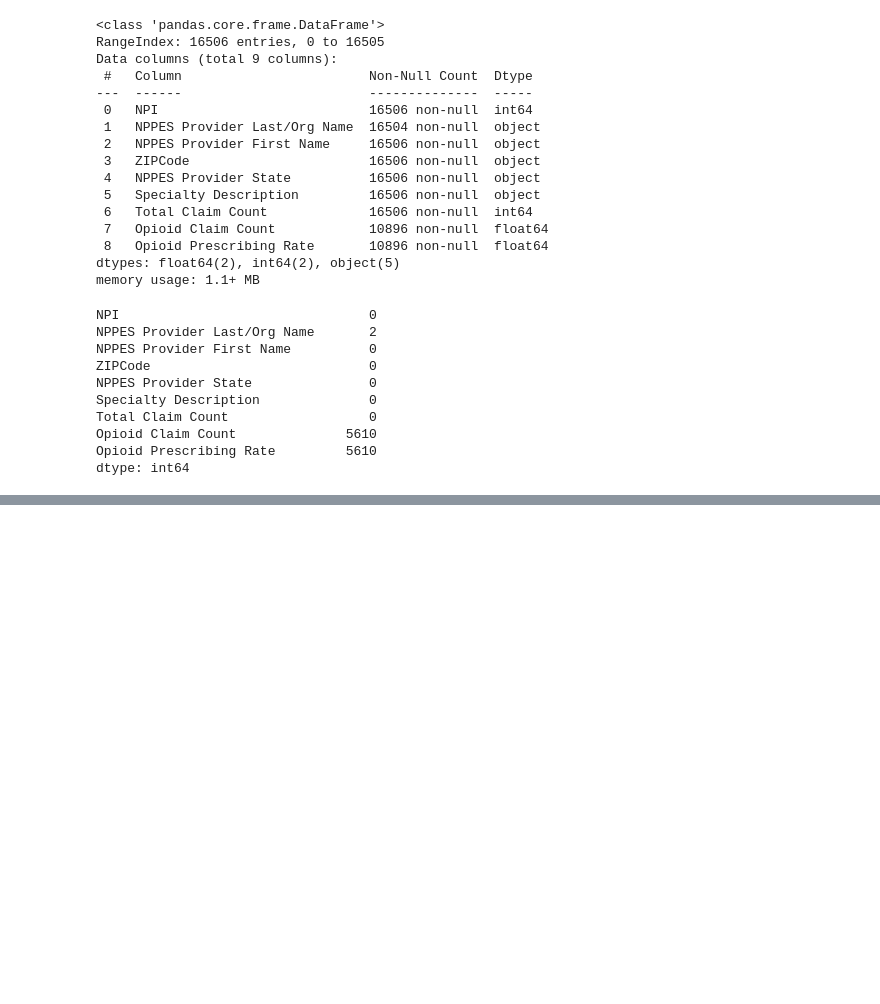
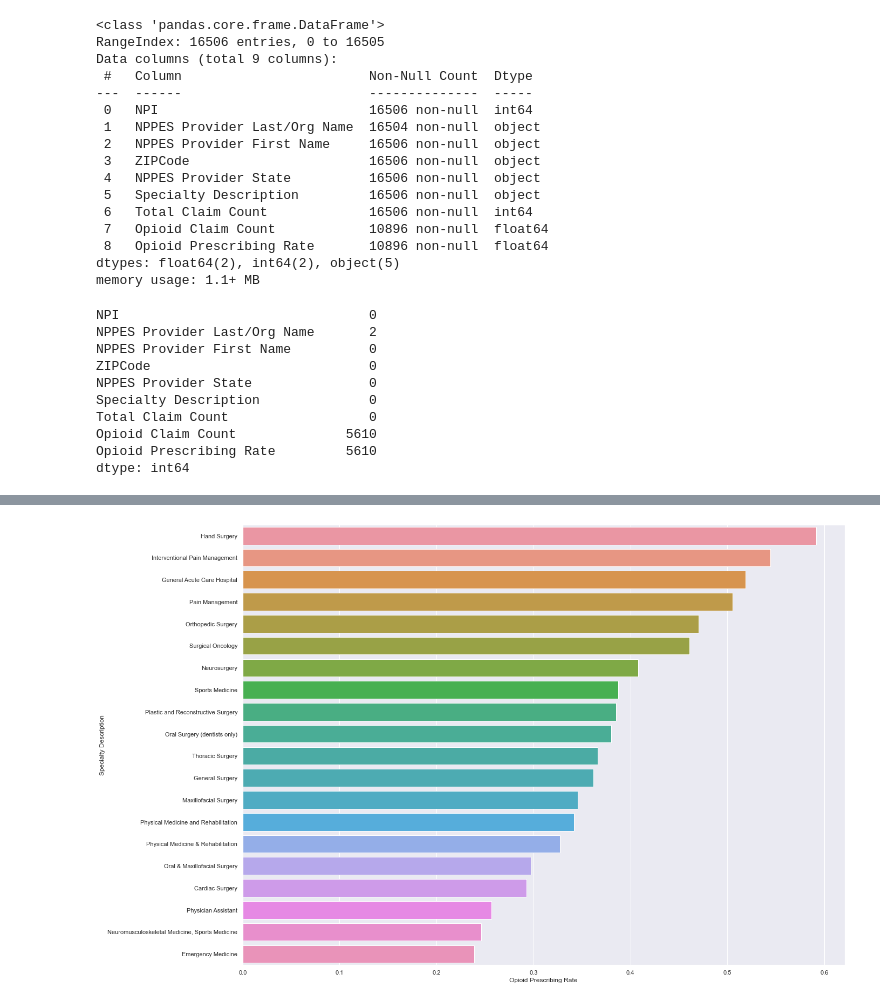
Before and after one commit to yiannimercer/Op, a Jupyter notebook: EDA_y.ipynb, the cells around one changed output, grey strips where cells are left out. Drawn from its saved outputs; the diff is of its cells as text; code cells hidden in the pictures; blank space fills up the shorter version.

Commit message:
updated Connecticut EDA

```diff
--- a/EDA_y.ipynb
+++ b/EDA_y.ipynb
@@ -44,7 +17,7 @@ os.getcwd()
 # %% [markdown]
 ## <p style="color:purple;"> Connecticut Medicare Part_D Opioid Prescriber Summary File 2014 Dataset
 # %%
-df = pd.read_csv('data/Connecticut_Medicare_Part_D_Opioid_Prescriber_Summary_File_2014.csv')
+df = pd.read_csv('../Data/Connecticut_Medicare_Part_D_Opioid_Prescriber_Summary_File_2014.csv')
 # %%
 df.head()
 # %% [output]
@@ -229,0 +311,12 @@ map_df.describe()[['Total Claim Count','Opioid Claim Count','Opioid Prescribing
+# %%
+df3 = df.groupby(by = 'Specialty Description').mean()[['Total Claim Count','Opioid Claim Count','Opioid Prescribing Rate']]
+# %%
+df3.reset_index(inplace = True)
+# %%
+#Top 20 Specialities - Opioid Prescribing Rate
+df4 = df3.sort_values(by = 'Opioid Prescribing Rate',ascending = False).head(20)
+# %%
+sns.barplot(data=df4,y='Specialty Description',x = 'Opioid Prescribing Rate')
+sns.set(rc={'figure.figsize':(25,20)})
+# %% [output]
+[figure, added]
```
Also changed, not shown: parts of 19 cells of this notebook.
